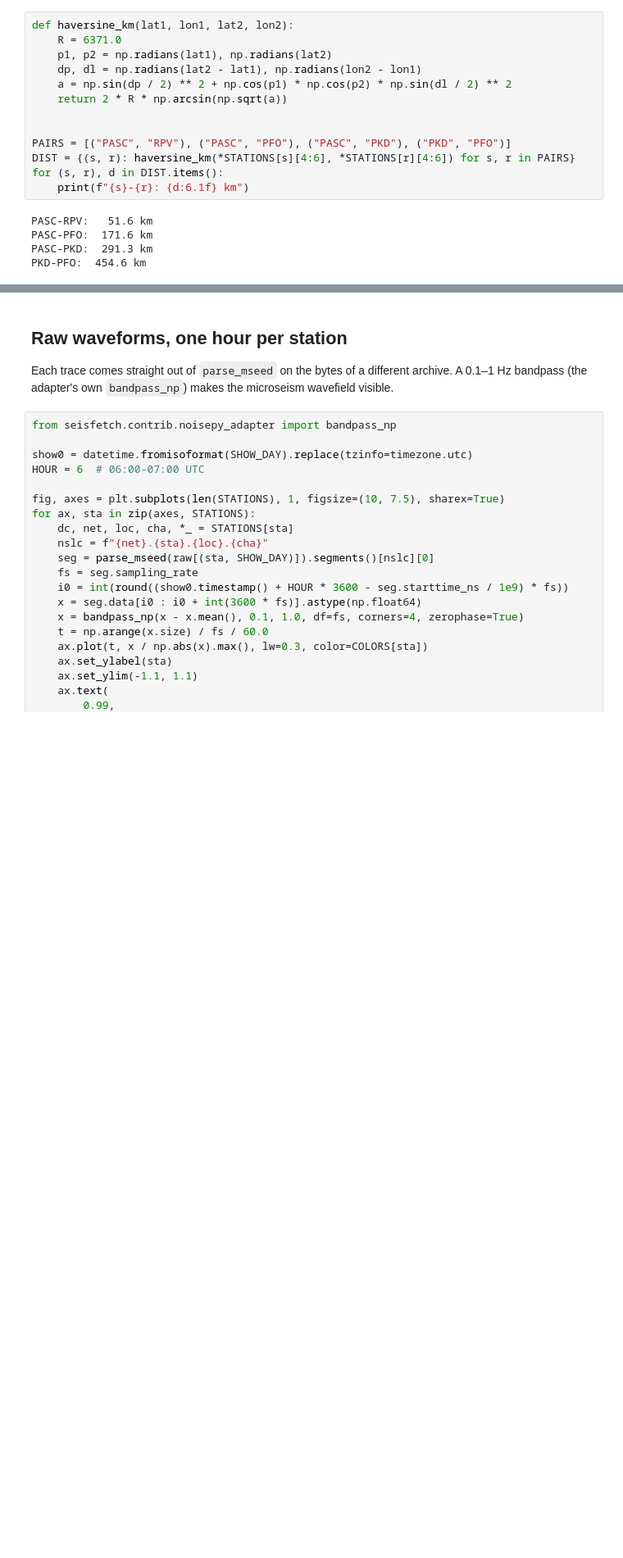
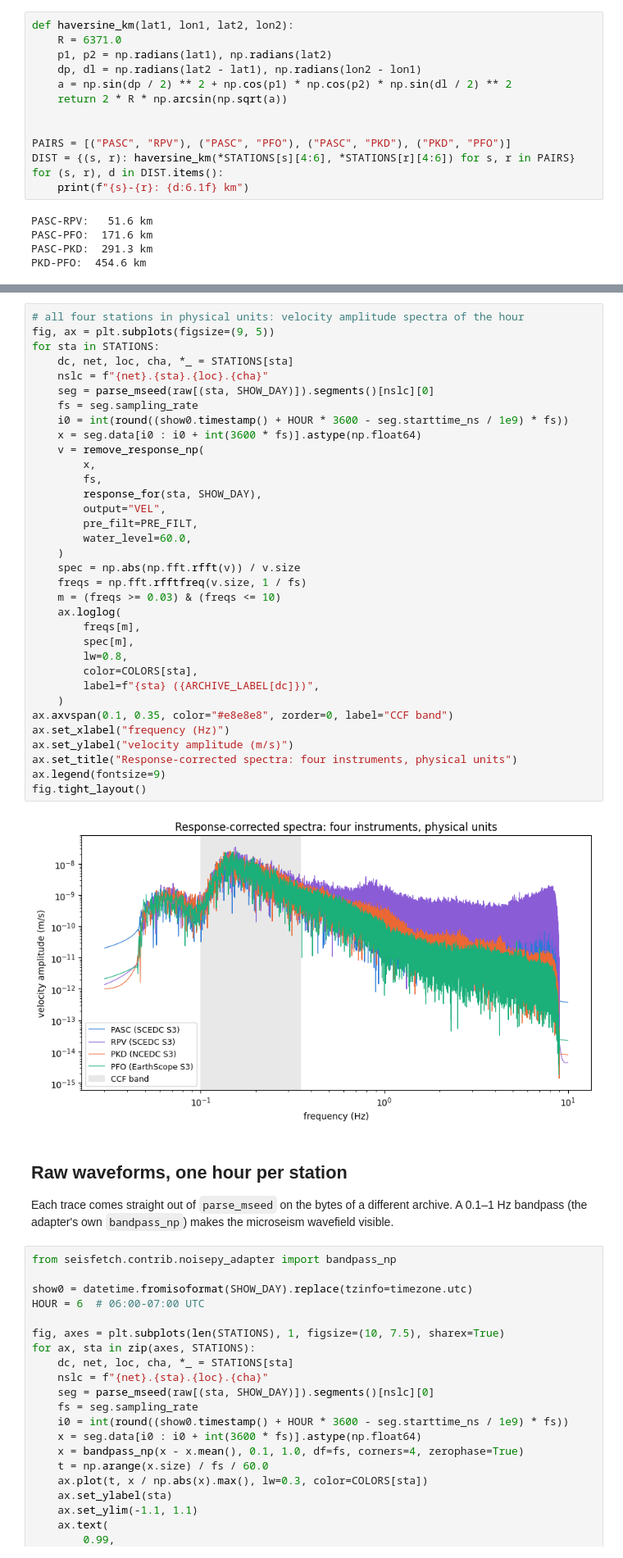
Before and after one commit to Denolle-Lab/seisfetch, a Jupyter notebook: notebooks/06_cross_correlation_three_archives.ipynb, the cells around one changed output, grey strips where cells are left out. Shown at 82% size. Drawn from its saved outputs; the diff is of its cells as text; blank space fills up the shorter version.

```diff
--- a/notebooks/06_cross_correlation_three_archives.ipynb
+++ b/notebooks/06_cross_correlation_three_archives.ipynb
@@ -108,3 +217,39 @@ PKD-PFO:  454.6 km
+# %%
+# all four stations in physical units: velocity amplitude spectra of the hour
+fig, ax = plt.subplots(figsize=(9, 5))
+for sta in STATIONS:
+    dc, net, loc, cha, *_ = STATIONS[sta]
+    nslc = f"{net}.{sta}.{loc}.{cha}"
+    seg = parse_mseed(raw[(sta, SHOW_DAY)]).segments()[nslc][0]
+    fs = seg.sampling_rate
+    i0 = int(round((show0.timestamp() + HOUR * 3600 - seg.starttime_ns / 1e9) * fs))
+    x = seg.data[i0 : i0 + int(3600 * fs)].astype(np.float64)
+    v = remove_response_np(
+        x,
+        fs,
+        response_for(sta, SHOW_DAY),
+        output="VEL",
+        pre_filt=PRE_FILT,
+        water_level=60.0,
+    )
+    spec = np.abs(np.fft.rfft(v)) / v.size
+    freqs = np.fft.rfftfreq(v.size, 1 / fs)
+    m = (freqs >= 0.03) & (freqs <= 10)
+    ax.loglog(
+        freqs[m],
+        spec[m],
+        lw=0.8,
+        color=COLORS[sta],
+        label=f"{sta} ({ARCHIVE_LABEL[dc]})",
+    )
+ax.axvspan(0.1, 0.35, color="#e8e8e8", zorder=0, label="CCF band")
+ax.set_xlabel("frequency (Hz)")
+ax.set_ylabel("velocity amplitude (m/s)")
+ax.set_title("Response-corrected spectra: four instruments, physical units")
+ax.legend(fontsize=9)
+fig.tight_layout()
+# %% [output]
+[figure, added]
 # %% [markdown]
 ## Raw waveforms, one hour per station
 
```
Also changed, not shown: parts of 5 cells of this notebook, 12 other files.
